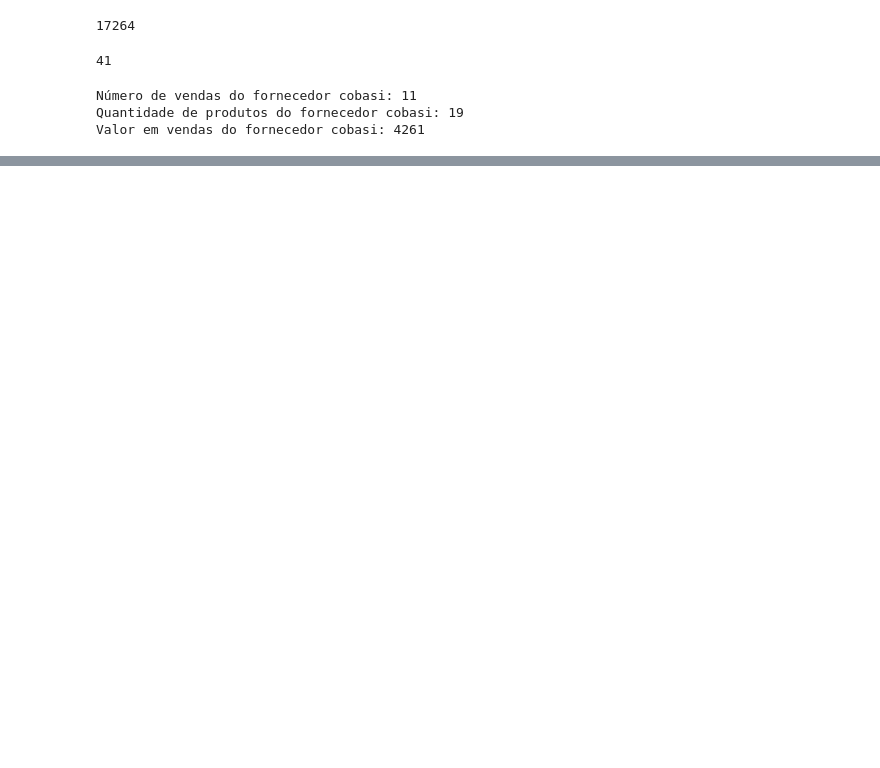
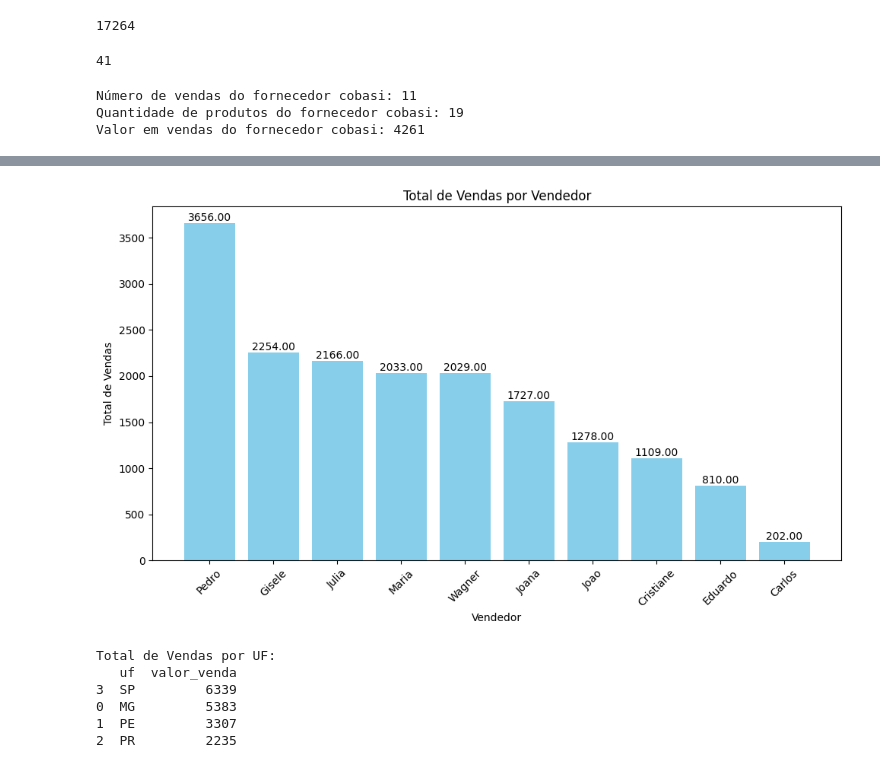
Before and after one commit to douglaspedroni/estudo_python, a Jupyter notebook: estudo_venda.ipynb, the cells around one changed output, grey strips where cells are left out. Drawn from its saved outputs; the diff is of its cells as text; code cells hidden in the pictures; blank space fills up the shorter version.

```diff
--- a/estudo_venda.ipynb
+++ b/estudo_venda.ipynb
@@ -69,3 +48,11 @@ print(fornecedor)
+# %%
+# Remover linhas com valores ausentes
+cadastro = cadastro.dropna()
+fornecedor = fornecedor.dropna()
+
+# Remover duplicatas
+cadastro = cadastro.drop_duplicates()
+fornecedor = fornecedor.drop_duplicates()
 # %%
 venda = venda.fillna(0)
 
@@ -138,0 +156,5 @@ Valor em vendas do fornecedor cobasi: 4261
+# %%
+# Manipulação dos dados: juntando as tabelas
+# Juntar vendas com vendedores e fornecedores
+dados_completos = venda.merge(cadastro, on='id_vendedor')\
+                          .merge(fornecedor, on='id_fornecedor')
@@ -138,0 +183,10 @@ Valor em vendas do fornecedor cobasi: 4261
+# %%
+# Análise: Total de vendas por vendedor
+total_vendas_por_vendedor = dados_completos.groupby(['id_vendedor', 'nome'])['valor_venda'].sum().reset_index()
+
+# Ordenar do maior para o menor
+total_vendas_por_vendedor = total_vendas_por_vendedor.sort_values(by='valor_venda', ascending=False)
+
+# Exibir o resultado da análise
+print("\nTotal de Vendas por Vendedor:")
+print(total_vendas_por_vendedor)
@@ -138,0 +206,36 @@ Valor em vendas do fornecedor cobasi: 4261
+# %%
+# Criar gráfico de barras
+plt.figure(figsize=(10, 6))
+bars = plt.bar(total_vendas_por_vendedor['nome'], total_vendas_por_vendedor['valor_venda'], color='skyblue')
+plt.xlabel('Vendedor')
+plt.ylabel('Total de Vendas')
+plt.title('Total de Vendas por Vendedor')
+plt.xticks(rotation=45)
+plt.tight_layout()  # Ajusta o layout para evitar sobreposição
+
+# Adicionar rótulos de valor sobre as barras
+for bar in bars:
+    yval = bar.get_height()
+    plt.text(bar.get_x() + bar.get_width() / 2, yval, f'{yval:.2f}', ha='center', va='bottom')
+
+# Exibir o gráfico
+plt.show()
+# %% [output]
+[figure, added]
+# %%
+# Análise: Total de vendas por vendedor
+total_vendas_por_uf = dados_completos.groupby(['uf'])['valor_venda'].sum().reset_index()
+
+# Ordenar do maior para o menor
+total_vendas_por_uf = total_vendas_por_uf.sort_values(by='valor_venda', ascending=False)
+
+# Exibir o resultado da análise
+print("\nTotal de Vendas por UF:")
+print(total_vendas_por_uf)
+# %% [output]
+Total de Vendas por UF:
+   uf  valor_venda
+3  SP         6339
+0  MG         5383
+1  PE         3307
+2  PR         2235
```
Also changed, not shown: parts of 9 cells of this notebook.
